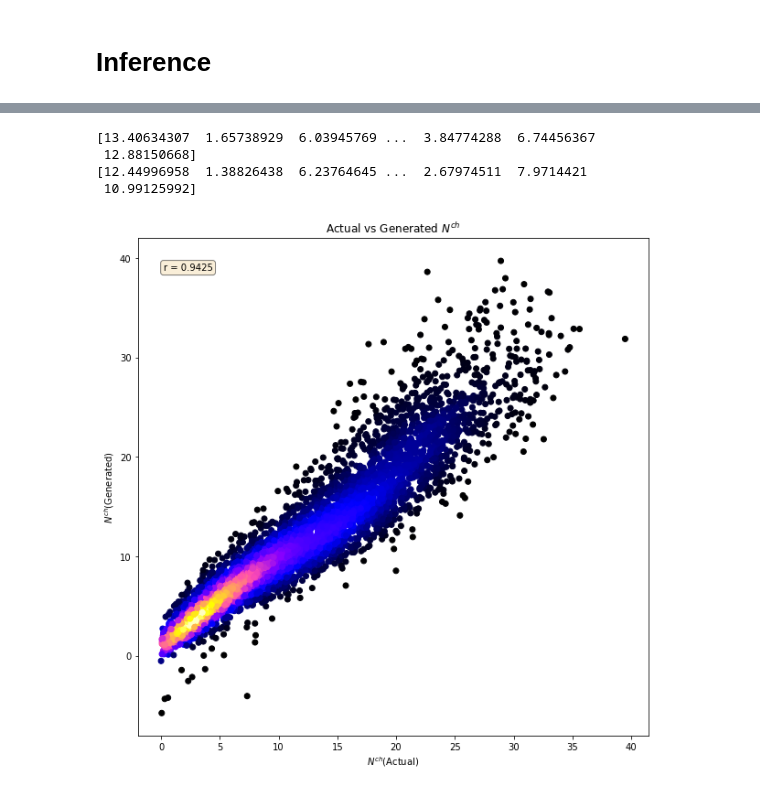
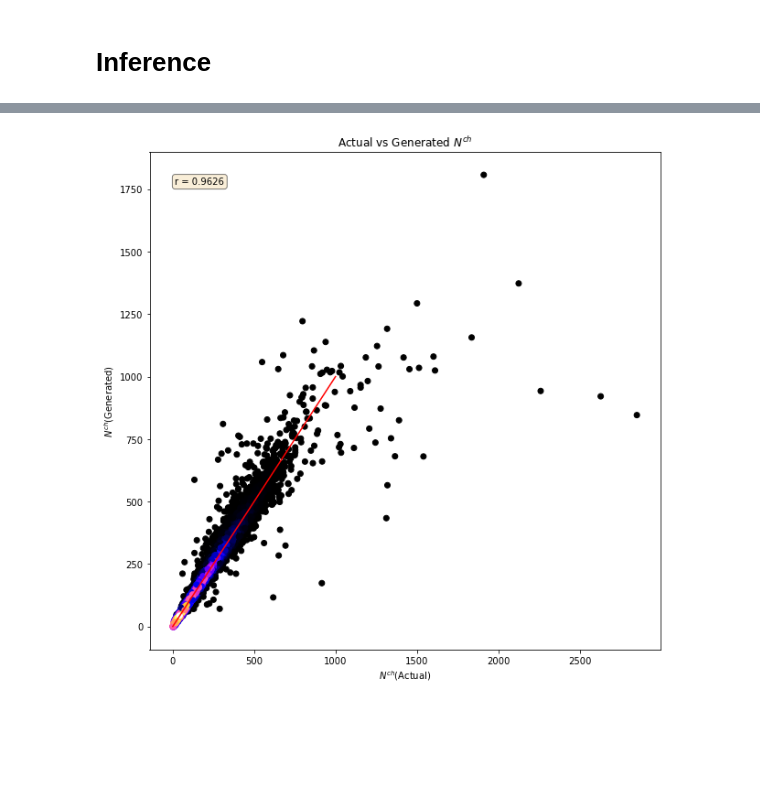
Before and after one commit to bboud/hydro-ml, a Jupyter notebook: hydroml/Notebooks/dE_detas.ipynb, the cells around one changed output, grey strips where cells are left out. Saved outputs shown, nothing was run; the diff lists cells and outputs as text; code cells hidden in the pictures; blank space fills up the shorter version.

Commit message:
Energy Denisty results

```diff
--- a/hydroml/Notebooks/dE_detas.ipynb
+++ b/hydroml/Notebooks/dE_detas.ipynb
@@ -17,13 +19,15 @@ import numpy as np
 
 import torch
 # %%
-dataset = EnergyDensityDataset('../Datasets/dE_data/dE_detas_initial', '../Datasets/dE_data/dNch_deta_final')
+dataset = EnergyDensityDataset('../Datasets/dE_data-5.02tev/dE_detas_initial', '../Datasets/dE_data-5.02tev/dET_deta_final').smooth().cosh()
 # %%
 batch_size = 64
-ngpu = 0
-epochs = 1000
-learning_rate = 1e-4
+epochs = 500
+learning_rate = 1e-5
 beta1 = 0.9
+
+bound_1 = -4.9
+bound_2 = 0.0
 # %%
 data_loader = torch.utils.data.DataLoader(
     dataset=dataset,
@@ -43,22 +47,19 @@ for epoch in range(epochs):
 
         etas_start = dataset.start_eta
         etas_final = dataset.final_eta
-        dE_deta_initial = data[0].reshape(actual_batch_size,1, len(dataset.start_eta))
+        dE_deta_initial = data[0].reshape(actual_batch_size, 1, len(dataset.start_eta))
         dNch_deta_final = data[1].reshape(actual_batch_size, 1, len(dataset.final_eta))
-
-        etas_final_trim, dNch_deta_final_trim = batch_trim(etas_final, dNch_deta_final, -4.9, -4.0)
 
         optimizer.zero_grad()
 
         output = dE_model(dE_deta_initial.float())
 
-        loss = loss_func(output, dNch_deta_final_trim)
+        loss = loss_func(output, dNch_deta_final.float())
 
         loss.backward()
         optimizer.step()
 
         display.clear_output(wait=True)
-        #plot.plot_telemetry(output.detach().numpy(), dNch_deta_final, etas)
 
         print(f"Epoch [{epoch+1}/{epochs}], Batch [{i+1}/{len(dataset) // batch_size}], loss: {loss:.4f}")
 # %% [output]
@@ -81,3 +83,7 @@ bound_2 = -4.0
+# %%
+dataset = EnergyDensityDataset('../Datasets/dE_data-5.02tev/dE_detas_initial', '../Datasets/dE_data-5.02tev/dET_deta_final').smooth().cosh()
+
+# dataset = EnergyDensityDataset('../Datasets/dE_data/dE_detas_initial', '../Datasets/dE_data/dNch_deta_final').smooth()
 # %%
 data_loader = torch.utils.data.DataLoader(
     dataset=dataset,
@@ -86,28 +92,33 @@ data_loader = torch.utils.data.DataLoader(
 # %%
 finals = []
 models = []
+outputs = []
+output_data = []
+final_data = []
 
 for i, data in enumerate(data_loader):
     dE_detas_initial = data[0]
-    dNch_detas_final = data[1]
+    dNch_detas_final = data[1].flatten()
 
-    output = dE_detas_model(dE_detas_initial.float())
+    output = dE_detas_model(dE_detas_initial.float()).detach().numpy().flatten()
 
-    x_axis, dNch_detas_final_trim = trim(dataset.final_eta, dNch_detas_final.flatten(), bound_1, bound_2)
-    #_, output_trim = trim(dataset.final_eta, output.detach().numpy(), bound_1, bound_2)
+    outputs.append(output)
+    output_data.append(output)
+    final_data.append(dNch_detas_final)
 
-    integrated_final = np.trapz(dNch_detas_final_trim, x_axis)
-    integrated_output = np.trapz(output.detach().numpy().flatten(), x_axis)
+    integrated_final = np.trapz( dNch_detas_final, dataset.final_eta )
+    integrated_output = np.trapz( output, dataset.final_eta )
 
     finals.append( integrated_final )
     models.append( integrated_output )
 
 finals = np.array(finals)
 models = np.array(models)
+outputs = np.array(outputs)
+
+output_data = np.array(output_data)
+final_data = np.array(final_data)
+
 plot_cc_graph(finals, models)
 # %% [output]
-[13.40634307  1.65738929  6.03945769 ...  3.84774288  6.74456367
- 12.88150668]
-[12.44996958  1.38826438  6.23764645 ...  2.67974511  7.9714421
- 10.99125992]
-[figure, old version]
+[figure, new version]
```
Also changed, not shown: parts of 5 cells of this notebook, 1 other file.
